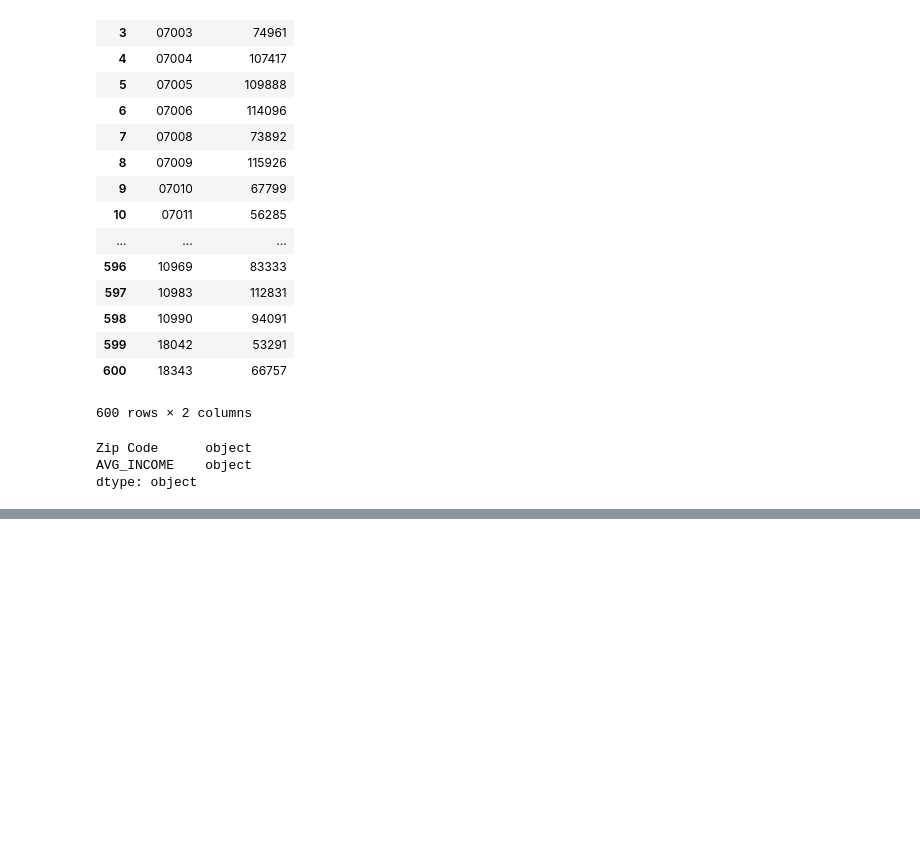
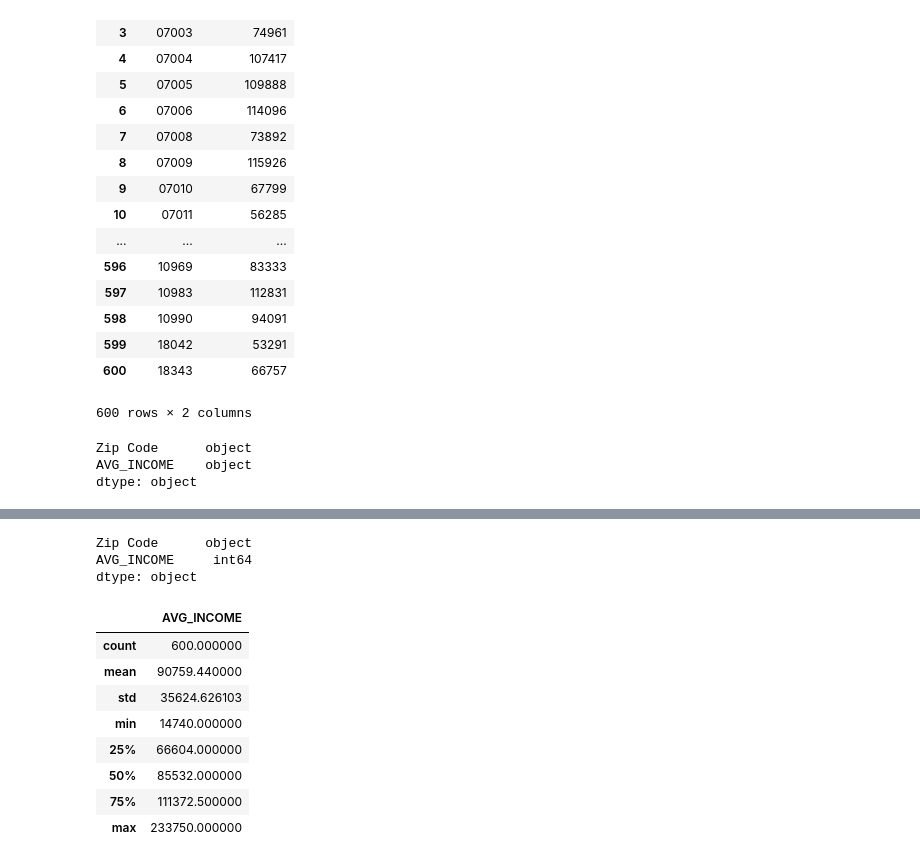
Before and after one commit to gretelup/dataviz_2, a Jupyter notebook: Income_by_Zipcode.ipynb, the cells around one changed output, grey strips where cells are left out. Drawn from its saved outputs; the diff is of its cells as text; code cells hidden in the pictures; blank space fills up the shorter version.

```diff
--- a/Income_by_Zipcode.ipynb
+++ b/Income_by_Zipcode.ipynb
@@ -178,0 +248,2 @@ ValueError: invalid literal for int() with base 10: '250,000+'
+# %%
+IncomeZip_df["Zip Code"] = IncomeZip_df["Zip Code"].apply(lambda x: "{0:0>5}".format(x))
@@ -178,0 +271,18 @@ ValueError: invalid literal for int() with base 10: '250,000+'
+# %%
+IncomeZip_df.dtypes
+# %% [output]
+Zip Code      object
+AVG_INCOME     int64
+dtype: object
+# %%
+IncomeZip_df.describe()
+# %% [output]
+|  | AVG_INCOME |
+| count | 600.000000 |
+| mean | 90759.440000 |
+| std | 35624.626103 |
+| min | 14740.000000 |
+| 25% | 66604.000000 |
+| 50% | 85532.000000 |
+| 75% | 111372.500000 |
+| max | 233750.000000 |
```
Also changed, not shown: parts of 8 cells of this notebook, 2 other files.
